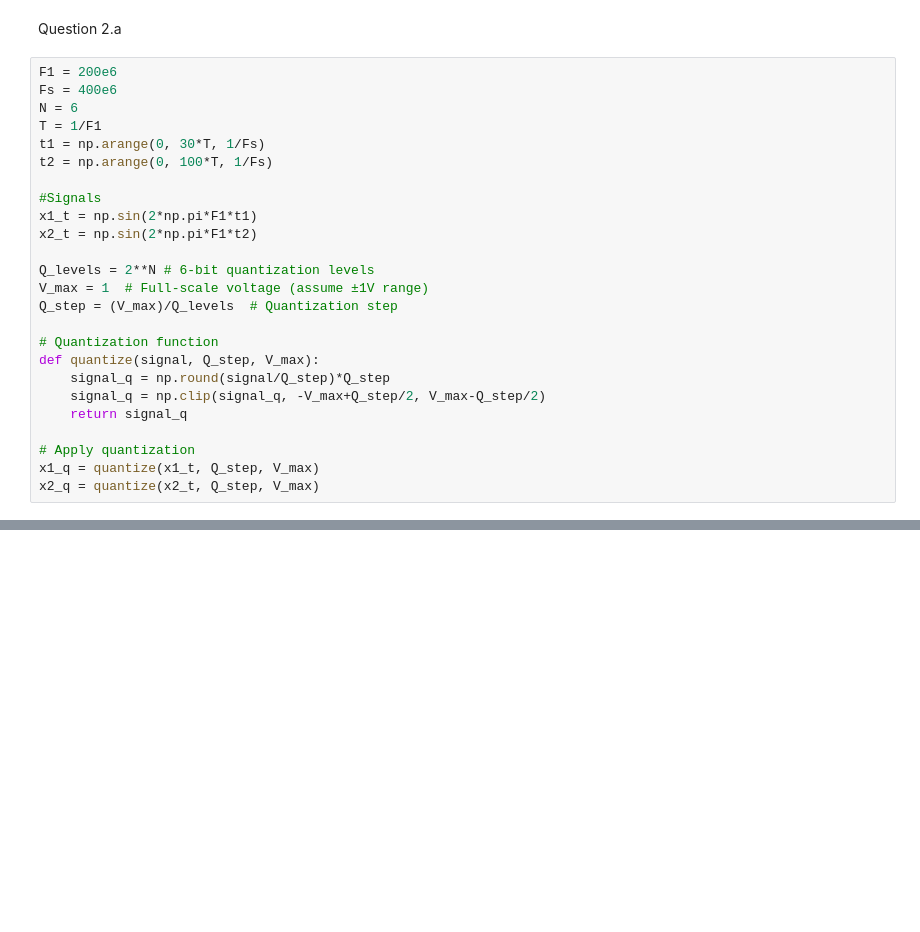
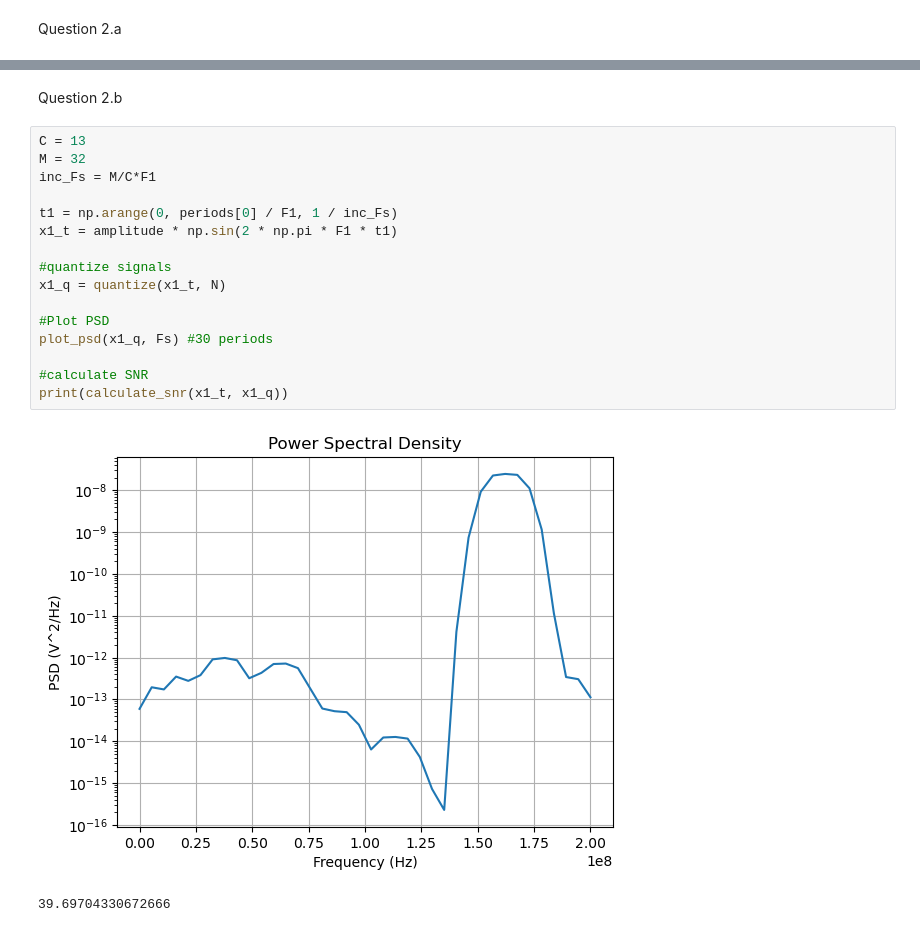
Before and after one commit to josephknguyen02/ECEN489, a Jupyter notebook: ECEN489_Lab2.ipynb, the cells around one changed output, grey strips where cells are left out. Saved outputs shown, nothing was run; the diff lists cells and outputs as text; blank space fills up the shorter version.

```diff
--- a/ECEN489_Lab2.ipynb
+++ b/ECEN489_Lab2.ipynb
@@ -97,27 +97,2 @@ plt.show()
 # %% [markdown]
 Question 2.a
-# %%
-F1 = 200e6
-Fs = 400e6
-N = 6
-T = 1/F1
-t1 = np.arange(0, 30*T, 1/Fs)
-t2 = np.arange(0, 100*T, 1/Fs)
-
-#Signals
-x1_t = np.sin(2*np.pi*F1*t1)
-x2_t = np.sin(2*np.pi*F1*t2)
-
-Q_levels = 2**N # 6-bit quantization levels
-V_max = 1  # Full-scale voltage (assume ±1V range)
-Q_step = (V_max)/Q_levels  # Quantization step
-
-# Quantization function
-def quantize(signal, Q_step, V_max):
-    signal_q = np.round(signal/Q_step)*Q_step
-    signal_q = np.clip(signal_q, -V_max+Q_step/2, V_max-Q_step/2)
-    return signal_q
-
-# Apply quantization
-x1_q = quantize(x1_t, Q_step, V_max)
-x2_q = quantize(x2_t, Q_step, V_max)
@@ -123,0 +156,21 @@ x2_q = quantize(x2_t, Q_step, V_max)
+# %% [markdown]
+Question 2.b
+# %%
+C = 13
+M = 32
+inc_Fs = M/C*F1
+
+t1 = np.arange(0, periods[0] / F1, 1 / inc_Fs)
+x1_t = amplitude * np.sin(2 * np.pi * F1 * t1)
+
+#quantize signals
+x1_q = quantize(x1_t, N)
+
+#Plot PSD
+plot_psd(x1_q, Fs) #30 periods
+
+#calculate SNR
+print(calculate_snr(x1_t, x1_q))
+# %% [output]
+[figure, added]
+39.69704330672666
```
Also changed, not shown: parts of 11 cells of this notebook.
